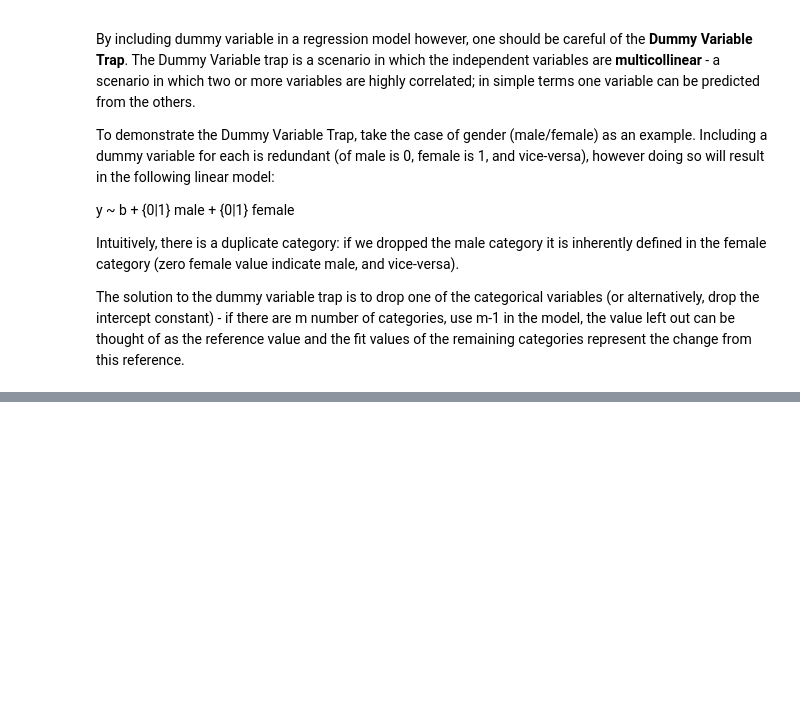
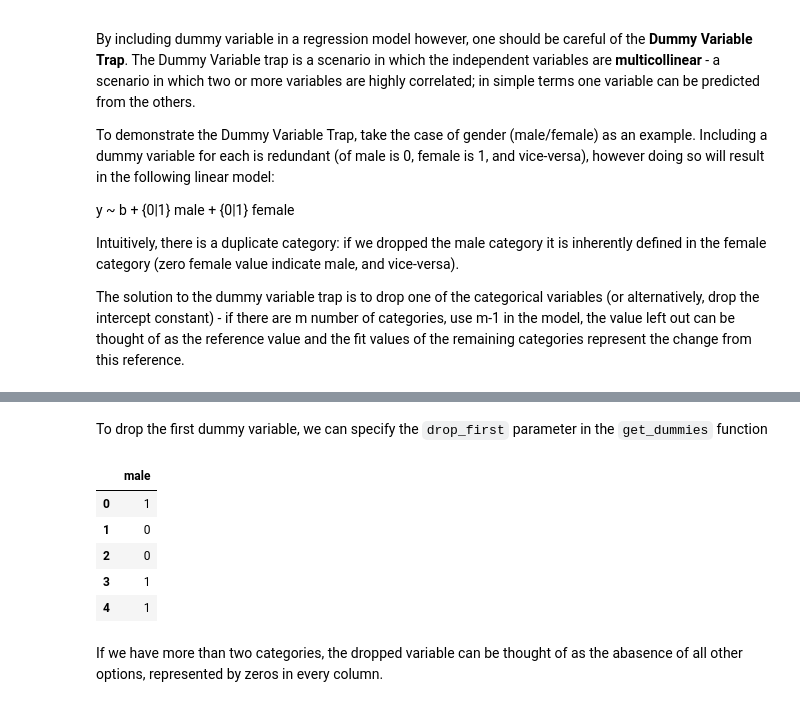
Before and after one commit to jmoianes/MachineLearning, a Jupyter notebook: 00 Data Preparation/02_Categorical Data.ipynb, the cells around one changed output, grey strips where cells are left out. Drawn from its saved outputs; the diff is of its cells as text; code cells hidden in the pictures; blank space fills up the shorter version.

```diff
--- a/00 Data Preparation/02_Categorical Data.ipynb
+++ b/00 Data Preparation/02_Categorical Data.ipynb
@@ -202,0 +215,13 @@ The solution to the dummy variable trap is to drop one of the categorical variab
+# %% [markdown]
+To drop the first dummy variable, we can specify the `drop_first` parameter in the `get_dummies` function
+# %%
+pd.get_dummies(example, drop_first=True)
+# %% [output]
+|  | male |
+| 0 | 1 |
+| 1 | 0 |
+| 2 | 0 |
+| 3 | 1 |
+| 4 | 1 |
+# %% [markdown]
+If we have more than two categories, the dropped variable can be thought of as the abasence of all other options, represented by zeros in every column.
```
Also changed, not shown: parts of 10 cells of this notebook, 2 other files.
